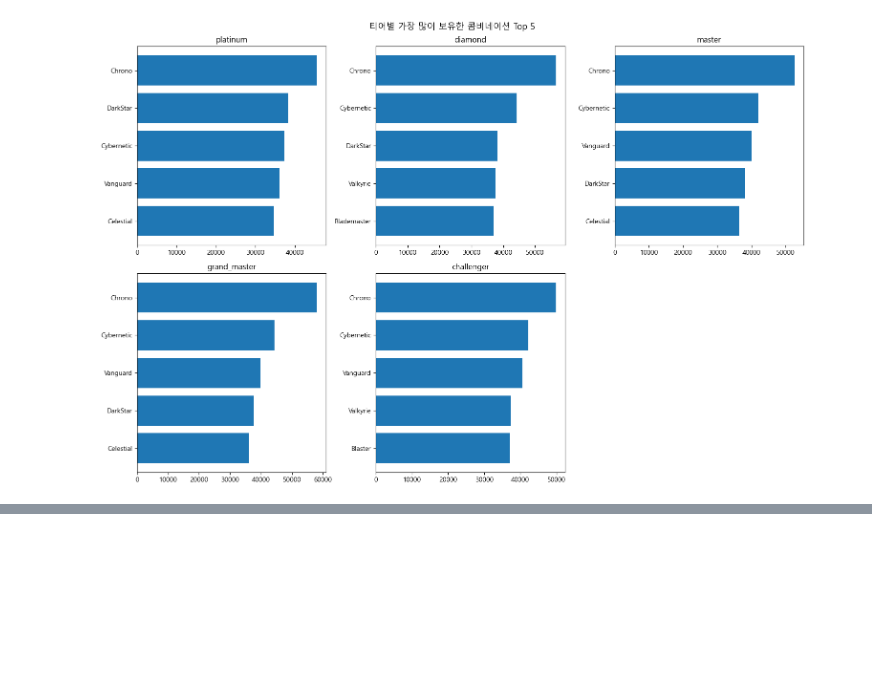
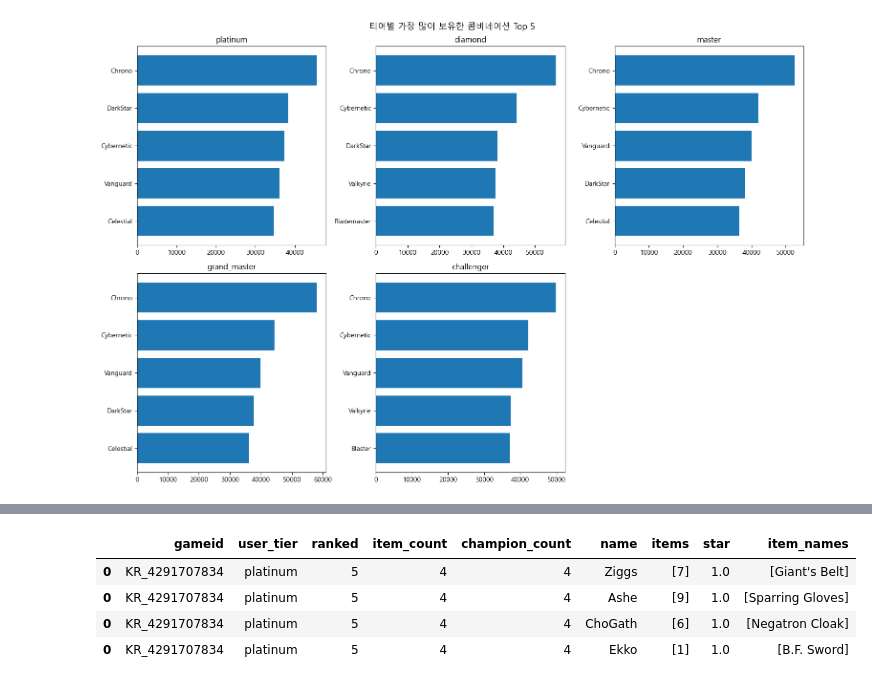
Before and after one commit to hanalo26/Third-project-sparta, a Jupyter notebook: works/Haeun_Baek/Data_Stats_practice_v2.ipynb, the cells around one changed output, grey strips where cells are left out. Cells and saved outputs as stored; diff of their text form; code cells hidden in the pictures; blank space fills up the shorter version.

```diff
--- a/works/Haeun_Baek/Data_Stats_practice_v2.ipynb
+++ b/works/Haeun_Baek/Data_Stats_practice_v2.ipynb
@@ -481,0 +511,12 @@ plt.show()
+# %%
+# 챔피언 단위로 explode
+df_champ_item_exploded = df_champion_with_items.explode('champion')
+
+# 딕셔너리 컬럼 분리 -> 최종 데이터프레임
+df_champ_item = pd.concat([
+    df_champ_item_exploded.drop(columns='champion'),
+    df_champ_item_exploded['champion'].apply(pd.Series)
+], axis=1)
+
+print(df_champ_item.shape)
+display(df_champ_item.head(1))
@@ -481,0 +528,7 @@ plt.show()
+# %%
+# 0 컬럼이 생기면 제거
+if 0 in df_champ_item.columns:
+    df_champ_item = df_champ_item.drop(columns=[0])
+
+print(type(df_champ_item['items'].iloc[0])) # list
+print(df_champ_item['items'].iloc[0])
@@ -481,0 +556,3 @@ plt.show()
+# %%
+# 아이템 테이블 로드
+df_item = pd.read_csv('../../tft_game_dataset/TFT_Item_CurrentVersion.csv')
@@ -481,0 +578,16 @@ plt.show()
+# %%
+# 아이템 ID + 이름 매핑 딕셔너리
+item_map = dict(zip(df_item['id'], df_item['name']))
+
+# items 컬럼의 ID를 이름으로 변환 -> 새로운 컬럼을 만들어서 진행
+df_champ_item['item_names'] = df_champ_item['items'].apply(
+    lambda x: [item_map.get(i, 'Unknown') for i in x] if isinstance(x, list) else []
+)
+# %%
+display(df_champ_item.head(4))
+# %% [output]
+|  | gameid | user_tier | ranked | item_count | champion_count | name | items | star | item_names |
+| 0 | KR_4291707834 | platinum | 5 | 4 | 4 | Ziggs | [7] | 1.0 | [Giant's Belt] |
+| 0 | KR_4291707834 | platinum | 5 | 4 | 4 | Ashe | [9] | 1.0 | [Sparring Gloves] |
+| 0 | KR_4291707834 | platinum | 5 | 4 | 4 | ChoGath | [6] | 1.0 | [Negatron Cloak] |
+| 0 | KR_4291707834 | platinum | 5 | 4 | 4 | Ekko | [1] | 1.0 | [B.F. Sword] |
```
Also changed, not shown: parts of 29 cells of this notebook.
